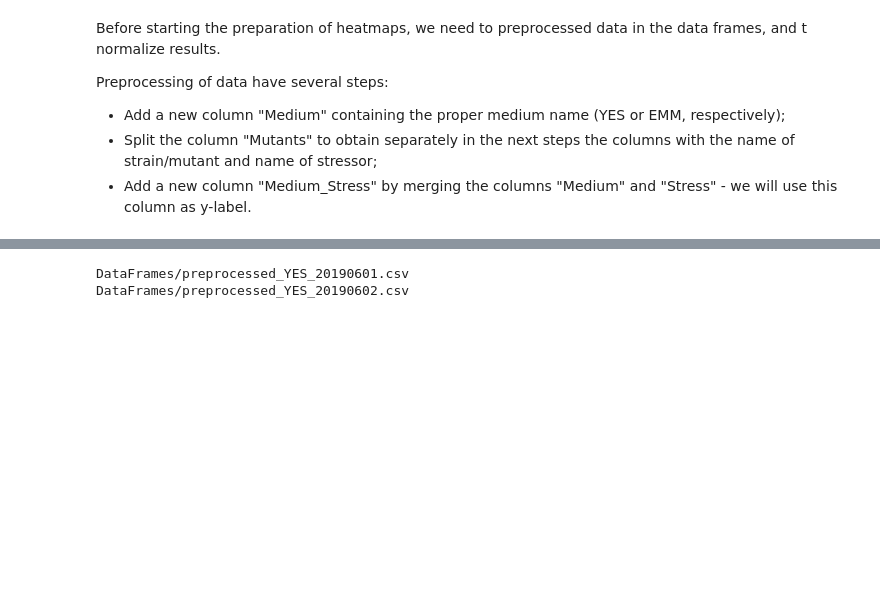
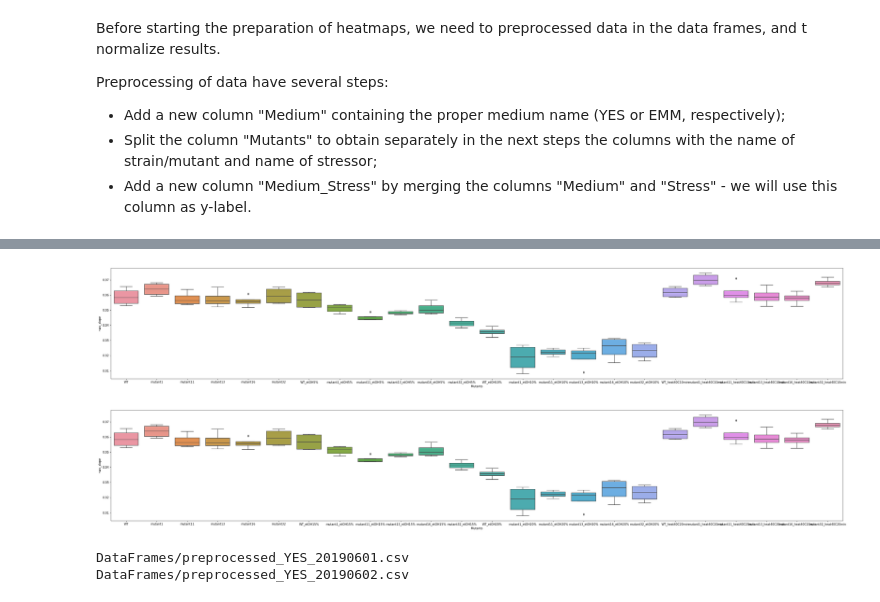
Before and after one commit to igib-rna-tails/Bioscreen_results_workflow, a Jupyter notebook: Bioscreen_results_part2/Bioscreen_results_part2_heatmap.ipynb, the cells around one changed output, grey strips where cells are left out. Saved outputs shown, nothing was run; the diff lists cells and outputs as text; code cells hidden in the pictures; blank space fills up the shorter version.

```diff
--- a/Bioscreen_results_part2/Bioscreen_results_part2_heatmap.ipynb
+++ b/Bioscreen_results_part2/Bioscreen_results_part2_heatmap.ipynb
@@ -70,0 +81,12 @@ for YES in YES_list:
+# %%
+# Execute the function for all the data frames:
+
+for YES in YES_list:
+    for number in range(1, len(YES_list)):
+        put_yeast_stress(YES)
+        f = plt.figure(figsize=(45,7))
+        sns.boxplot(x = YES["Mutants"],y=YES["max_slope"])
+        f.savefig("plots/pyphe_lag_stres_{}.png".format(number))
+# %% [output]
+[figure, added]
+[figure, added]
```
Also changed, not shown: parts of 6 cells of this notebook.
